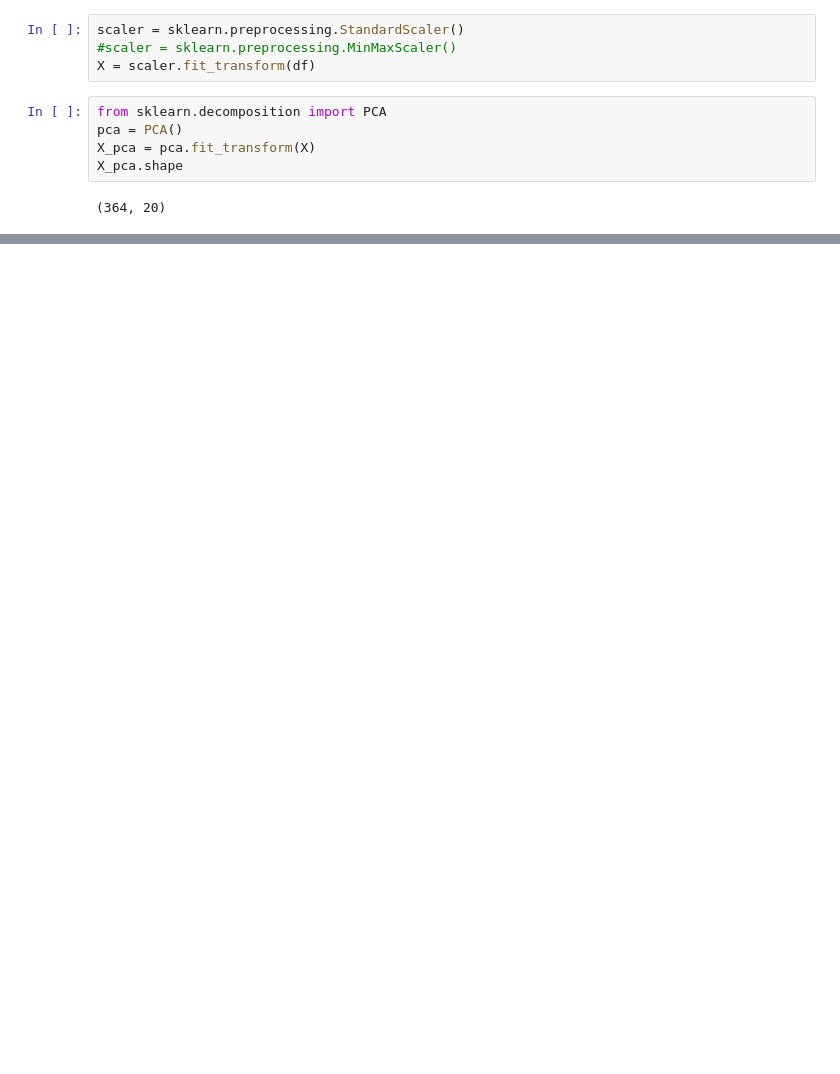
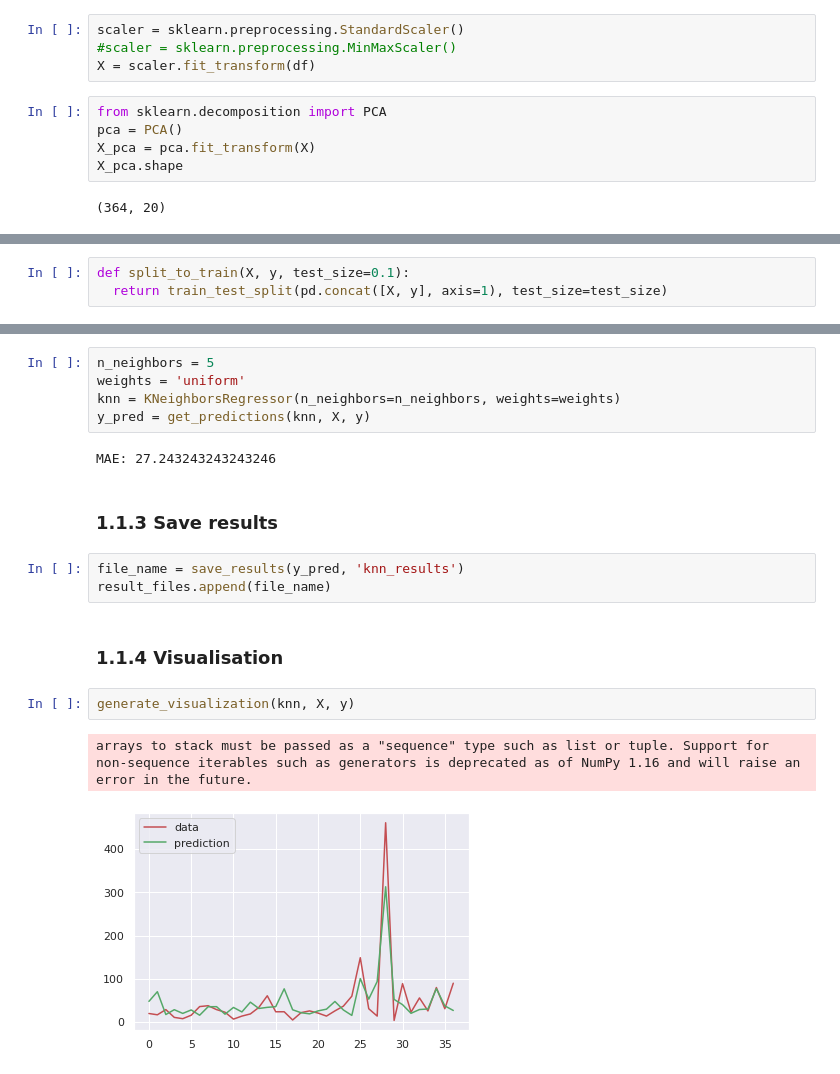
Before and after one commit to GummyBearStudioTeam/ESI_MLTechniques, a Jupyter notebook: Milestone2_Supervised.ipynb, the cells around one changed output, grey strips where cells are left out. Saved outputs shown, nothing was run; the diff lists cells and outputs as text; blank space fills up the shorter version.

```diff
--- a/Milestone2_Supervised.ipynb
+++ b/Milestone2_Supervised.ipynb
@@ -86,0 +143,3 @@ features = ['ndvi_ne', 'ndvi_nw', 'ndvi_se', 'ndvi_sw', 'precipitation_amt_mm',
+# %%
+def split_to_train(X, y, test_size=0.1):
+  return train_test_split(pd.concat([X, y], axis=1), test_size=test_size)
@@ -86,0 +259,20 @@ features = ['ndvi_ne', 'ndvi_nw', 'ndvi_se', 'ndvi_sw', 'precipitation_amt_mm',
+# %%
+n_neighbors = 5
+weights = 'uniform'
+knn = KNeighborsRegressor(n_neighbors=n_neighbors, weights=weights)
+y_pred = get_predictions(knn, X, y)
+# %% [output]
+MAE: 27.243243243243246
+# %% [markdown]
+### 1.1.3 Save results
+# %%
+file_name = save_results(y_pred, 'knn_results')
+result_files.append(file_name)
+# %% [markdown]
+
+### 1.1.4 Visualisation
+# %%
+generate_visualization(knn, X, y)
+# %% [output]
+arrays to stack must be passed as a "sequence" type such as list or tuple. Support for non-sequence iterables such as generators is deprecated as of NumPy 1.16 and will raise an error in the future.
+[figure, added]
```
Also changed, not shown: parts of 70 cells of this notebook.
